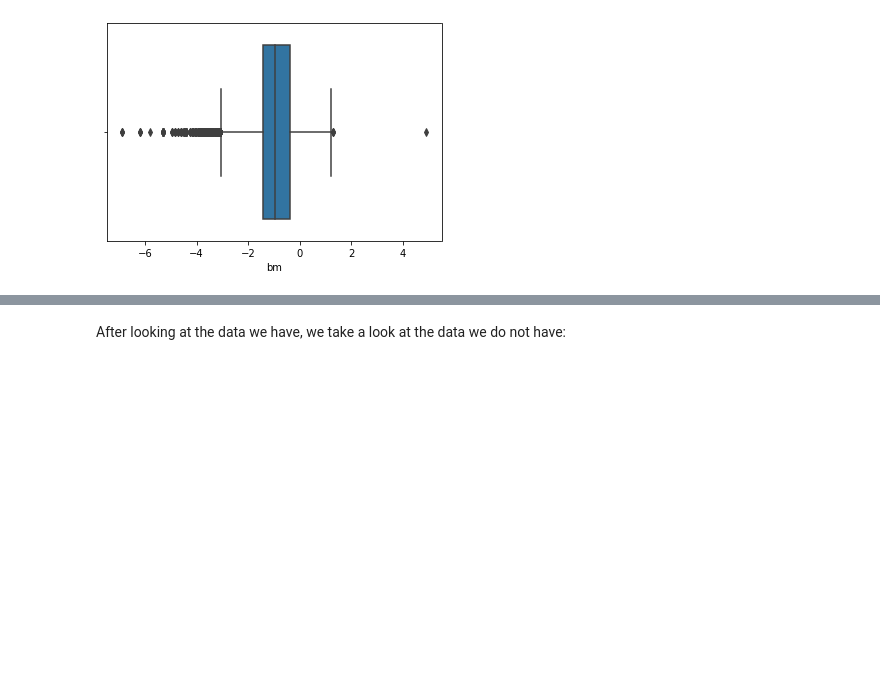
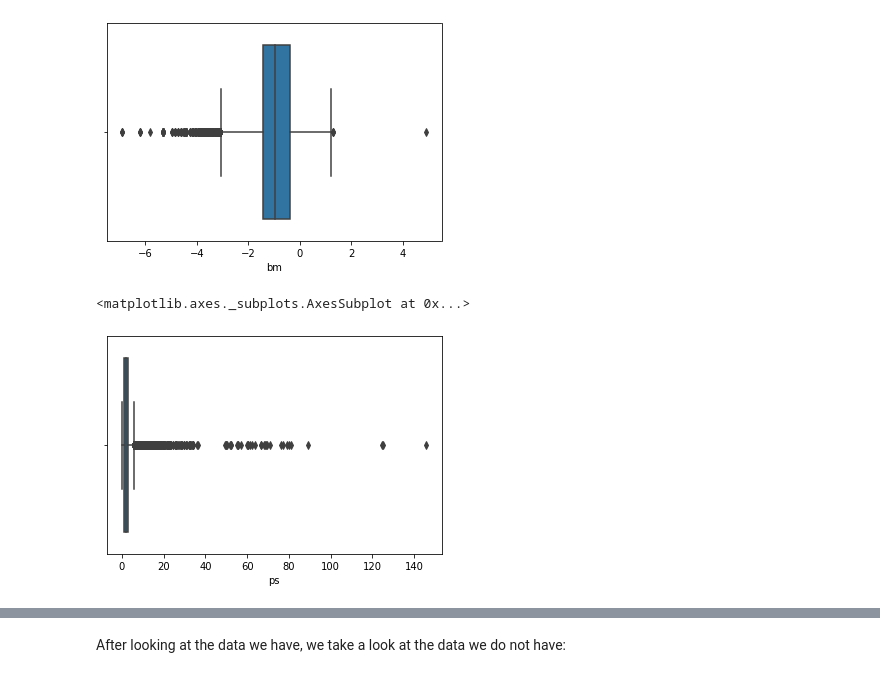
Before and after one commit to john-donnelly-1/ML-Group-3, a Jupyter notebook: current code doc.ipynb, the cells around one changed output, grey strips where cells are left out. Drawn from its saved outputs; the diff is of its cells as text; code cells hidden in the pictures; blank space fills up the shorter version.

```diff
--- a/current code doc.ipynb
+++ b/current code doc.ipynb
@@ -125,3 +125,8 @@ sns.boxplot(x = logbm)
 # %% [output]
 <matplotlib.axes._subplots.AxesSubplot at 0x...>
 [figure]
+# %%
+sns.boxplot(x = 'ps', data = dat)
+# %% [output]
+<matplotlib.axes._subplots.AxesSubplot at 0x...>
+[figure, added]
```
Also changed, not shown: parts of 34 cells of this notebook.
